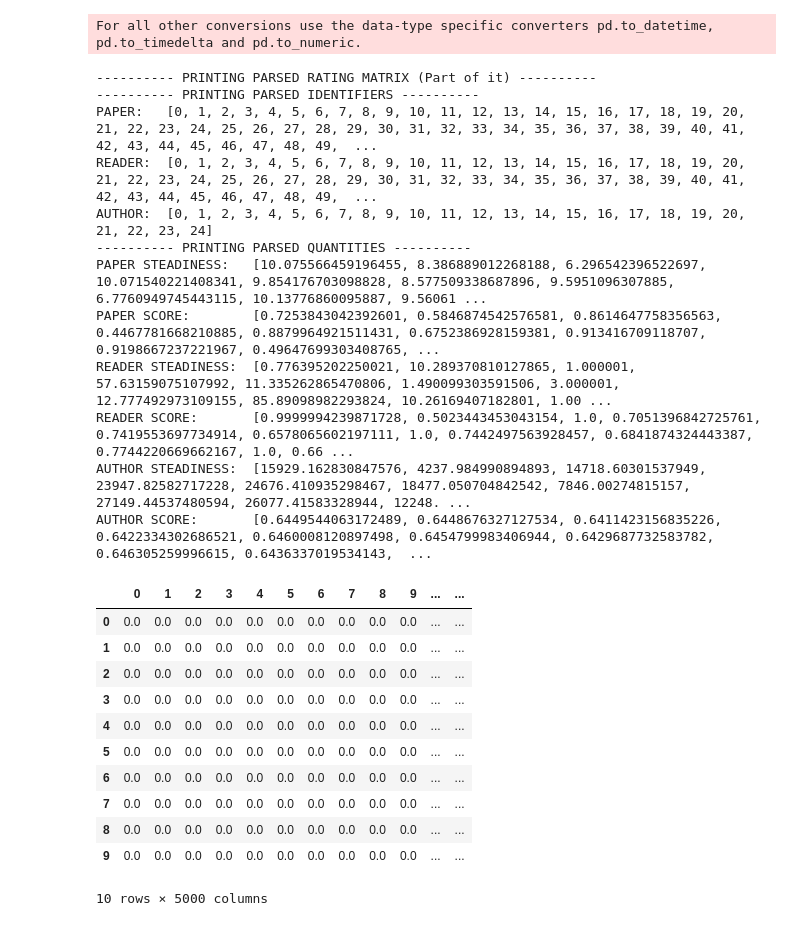
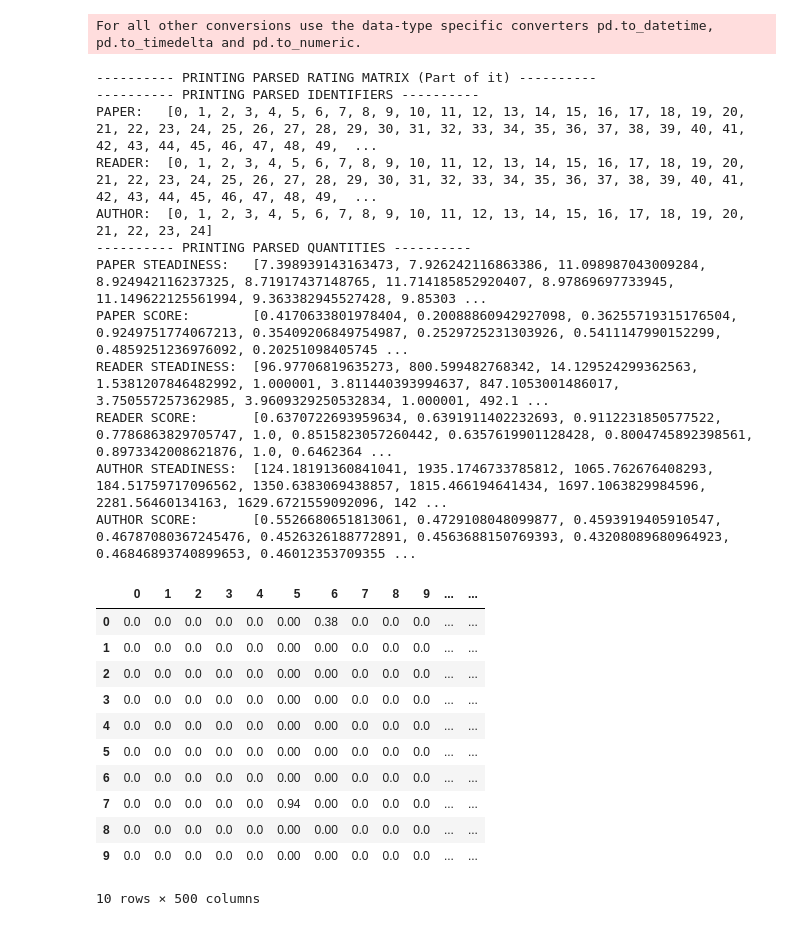
Before and after one commit to Miccighel/RS_Py, a Jupyter notebook: notebooks/Stats.ipynb, the cells around one changed output. Saved outputs shown, nothing was run; the diff lists cells and outputs as text; code cells hidden in the pictures.

```diff
--- a/notebooks/Stats.ipynb
+++ b/notebooks/Stats.ipynb
@@ -3,16 +3,19 @@
 import pandas as pd
 import numpy as np
 import math as m
+import collections
 import os
 import json
 import csv
+import seaborn as sns
 import random as rn
 from random import randint
 from scipy.stats import beta
+from matplotlib import pyplot as plt
 
 # Seed folder path
 
-dataset_name = "seed_2/p_1_beta"
+dataset_name = "seed_2/p_1_beta_small"
 dataset_folder_path = f"../models/{dataset_name}/readersourcing/"
 ratings_filename = f"{dataset_folder_path}ratings.csv"
 quantities_filename = f"{dataset_folder_path}quantities.json"
@@ -35,50 +38,50 @@ paper_steadiness = quantities[0]["Values"]
 paper_score = quantities[1]["Values"]
 reader_steadiness = quantities[2]["Values"]
 reader_score = quantities[3]["Values"]
 author_steadiness = quantities[4]["Values"]
 author_score = quantities[5]["Values"]
 
 print("---------- PRINTING PARSED RATING MATRIX (Part of it) ----------")
 display(ratings_dataframe.head(10))
 
 print("---------- PRINTING PARSED IDENTIFIERS ----------")
 print("PAPER:  ", papers)
 print("READER: ", readers)
 print("AUTHOR: ", authors)
 
 print("---------- PRINTING PARSED QUANTITIES ----------")
 print("PAPER STEADINESS:  ", paper_steadiness)
 print("PAPER SCORE:       ", paper_score)
 print("READER STEADINESS: ", reader_steadiness)
 print("READER SCORE:      ", reader_score)
 print("AUTHOR STEADINESS: ", author_steadiness)
 print("AUTHOR SCORE:      ", author_score)
 # %% [output]
 For all other conversions use the data-type specific converters pd.to_datetime, pd.to_timedelta and pd.to_numeric.
 ---------- PRINTING PARSED RATING MATRIX (Part of it) ----------
 ---------- PRINTING PARSED IDENTIFIERS ----------
 PAPER:   [0, 1, 2, 3, 4, 5, 6, 7, 8, 9, 10, 11, 12, 13, 14, 15, 16, 17, 18, 19, 20, 21, 22, 23, 24, 25, 26, 27, 28, 29, 30, 31, 32, 33, 34, 35, 36, 37, 38, 39, 40, 41, 42, 43, 44, 45, 46, 47, 48, 49,  ...
 READER:  [0, 1, 2, 3, 4, 5, 6, 7, 8, 9, 10, 11, 12, 13, 14, 15, 16, 17, 18, 19, 20, 21, 22, 23, 24, 25, 26, 27, 28, 29, 30, 31, 32, 33, 34, 35, 36, 37, 38, 39, 40, 41, 42, 43, 44, 45, 46, 47, 48, 49,  ...
 AUTHOR:  [0, 1, 2, 3, 4, 5, 6, 7, 8, 9, 10, 11, 12, 13, 14, 15, 16, 17, 18, 19, 20, 21, 22, 23, 24]
 ---------- PRINTING PARSED QUANTITIES ----------
-PAPER STEADINESS:   [10.075566459196455, 8.386889012268188, 6.296542396522697, 10.071540221408341, 9.854176703098828, 8.577509338687896, 9.5951096307885, 6.7760949745443115, 10.13776860095887, 9.56061 ...
-PAPER SCORE:        [0.7253843042392601, 0.5846874542576581, 0.8614647758356563, 0.4467781668210885, 0.8879964921511431, 0.6752386928159381, 0.913416709118707, 0.9198667237221967, 0.49647699303408765, ...
-READER STEADINESS:  [0.776395202250021, 10.289370810127865, 1.000001, 57.63159075107992, 11.335262865470806, 1.490099303591506, 3.000001, 12.777492973109155, 85.89098982293824, 10.26169407182801, 1.00 ...
-READER SCORE:       [0.9999994239871728, 0.5023443453043154, 1.0, 0.7051396842725761, 0.7419553697734914, 0.6578065602197111, 1.0, 0.7442497563928457, 0.6841874324443387, 0.7744220669662167, 1.0, 0.66 ...
-AUTHOR STEADINESS:  [15929.162830847576, 4237.984990894893, 14718.60301537949, 23947.82582717228, 24676.410935298467, 18477.050704842542, 7846.00274815157, 27149.44537480594, 26077.41583328944, 12248. ...
-AUTHOR SCORE:       [0.6449544063172489, 0.6448676327127534, 0.6411423156835226, 0.6422334302686521, 0.6460008120897498, 0.6454799983406944, 0.6429687732583782, 0.646305259996615, 0.6436337019534143,  ...
+PAPER STEADINESS:   [7.398939143163473, 7.926242116863386, 11.098987043009284, 8.924942116237325, 8.71917437148765, 11.714185852920407, 8.97869697733945, 11.149622125561994, 9.363382945527428, 9.85303 ...
+PAPER SCORE:        [0.4170633801978404, 0.20088860942927098, 0.36255719315176504, 0.9249751774067213, 0.35409206849754987, 0.2529725231303926, 0.5411147990152299, 0.4859251236976092, 0.20251098405745 ...
+READER STEADINESS:  [96.97706819635273, 800.599482768342, 14.129524299362563, 1.5381207846482992, 1.000001, 3.811440393994637, 847.1053001486017, 3.750557257362985, 3.9609329250532834, 1.000001, 492.1 ...
+READER SCORE:       [0.6370722693959634, 0.6391911402232693, 0.9112231850577522, 0.7786863829705747, 1.0, 0.8515823057260442, 0.6357619901128428, 0.8004745892398561, 0.8973342008621876, 1.0, 0.6462364 ...
+AUTHOR STEADINESS:  [124.18191360841041, 1935.1746733785812, 1065.762676408293, 184.51759717096562, 1350.6383069438857, 1815.466194641434, 1697.1063829984596, 2281.56460134163, 1629.6721559092096, 142 ...
+AUTHOR SCORE:       [0.5526680651813061, 0.4729108048099877, 0.4593919405910547, 0.46787080367245476, 0.4526326188772891, 0.4563688150769393, 0.43208089680964923, 0.46846893740899653, 0.46012353709355 ...
 |  | 0 | 1 | 2 | 3 | 4 | 5 | 6 | 7 | 8 | 9 | ... | ... |
-| 0 | 0.0 | 0.0 | 0.0 | 0.0 | 0.0 | 0.0 | 0.0 | 0.0 | 0.0 | 0.0 | ... | ... |
-| 1 | 0.0 | 0.0 | 0.0 | 0.0 | 0.0 | 0.0 | 0.0 | 0.0 | 0.0 | 0.0 | ... | ... |
-| 2 | 0.0 | 0.0 | 0.0 | 0.0 | 0.0 | 0.0 | 0.0 | 0.0 | 0.0 | 0.0 | ... | ... |
-| 3 | 0.0 | 0.0 | 0.0 | 0.0 | 0.0 | 0.0 | 0.0 | 0.0 | 0.0 | 0.0 | ... | ... |
-| 4 | 0.0 | 0.0 | 0.0 | 0.0 | 0.0 | 0.0 | 0.0 | 0.0 | 0.0 | 0.0 | ... | ... |
-| 5 | 0.0 | 0.0 | 0.0 | 0.0 | 0.0 | 0.0 | 0.0 | 0.0 | 0.0 | 0.0 | ... | ... |
-| 6 | 0.0 | 0.0 | 0.0 | 0.0 | 0.0 | 0.0 | 0.0 | 0.0 | 0.0 | 0.0 | ... | ... |
-| 7 | 0.0 | 0.0 | 0.0 | 0.0 | 0.0 | 0.0 | 0.0 | 0.0 | 0.0 | 0.0 | ... | ... |
-| 8 | 0.0 | 0.0 | 0.0 | 0.0 | 0.0 | 0.0 | 0.0 | 0.0 | 0.0 | 0.0 | ... | ... |
-| 9 | 0.0 | 0.0 | 0.0 | 0.0 | 0.0 | 0.0 | 0.0 | 0.0 | 0.0 | 0.0 | ... | ... |
+| 0 | 0.0 | 0.0 | 0.0 | 0.0 | 0.0 | 0.00 | 0.38 | 0.0 | 0.0 | 0.0 | ... | ... |
+| 1 | 0.0 | 0.0 | 0.0 | 0.0 | 0.0 | 0.00 | 0.00 | 0.0 | 0.0 | 0.0 | ... | ... |
+| 2 | 0.0 | 0.0 | 0.0 | 0.0 | 0.0 | 0.00 | 0.00 | 0.0 | 0.0 | 0.0 | ... | ... |
+| 3 | 0.0 | 0.0 | 0.0 | 0.0 | 0.0 | 0.00 | 0.00 | 0.0 | 0.0 | 0.0 | ... | ... |
+| 4 | 0.0 | 0.0 | 0.0 | 0.0 | 0.0 | 0.00 | 0.00 | 0.0 | 0.0 | 0.0 | ... | ... |
+| 5 | 0.0 | 0.0 | 0.0 | 0.0 | 0.0 | 0.00 | 0.00 | 0.0 | 0.0 | 0.0 | ... | ... |
+| 6 | 0.0 | 0.0 | 0.0 | 0.0 | 0.0 | 0.00 | 0.00 | 0.0 | 0.0 | 0.0 | ... | ... |
+| 7 | 0.0 | 0.0 | 0.0 | 0.0 | 0.0 | 0.94 | 0.00 | 0.0 | 0.0 | 0.0 | ... | ... |
+| 8 | 0.0 | 0.0 | 0.0 | 0.0 | 0.0 | 0.00 | 0.00 | 0.0 | 0.0 | 0.0 | ... | ... |
+| 9 | 0.0 | 0.0 | 0.0 | 0.0 | 0.0 | 0.00 | 0.00 | 0.0 | 0.0 | 0.0 | ... | ... |
-10 rows × 5000 columns
+10 rows × 500 columns
 # %%
 
 # stats file generation
```
Also changed, not shown: parts of 2 cells of this notebook, 40 other files.
